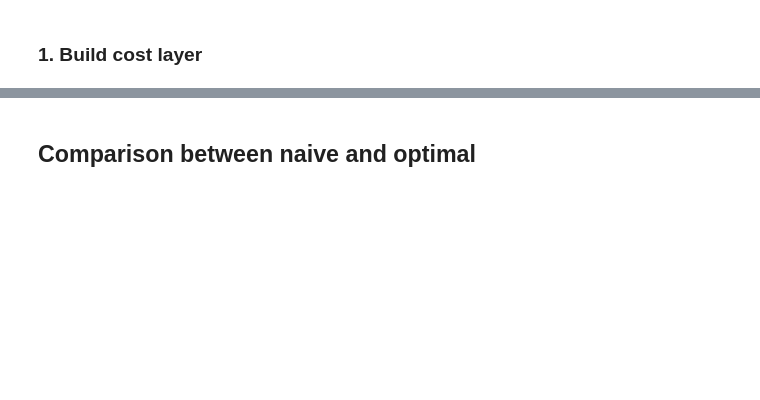
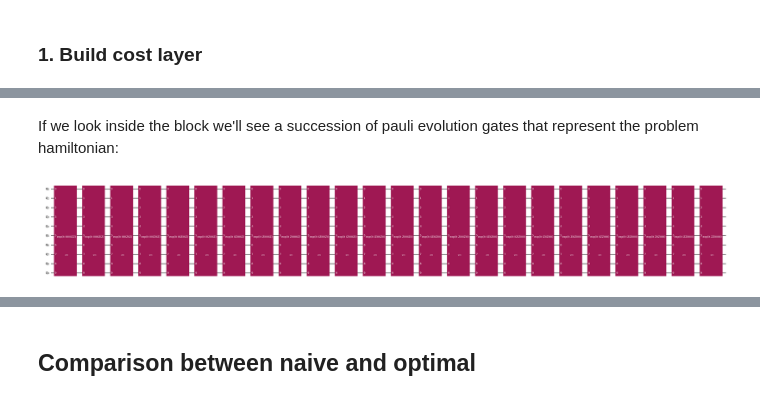
Before and after one commit to qiskit-community/qopt-best-practices, a Jupyter notebook: how_tos/how_to_apply_optimal_qaoa_transpilation.ipynb, the cells around one changed output, grey strips where cells are left out. Drawn from its saved outputs; the diff is of its cells as text; code cells hidden in the pictures; blank space fills up the shorter version.

```diff
--- a/how_tos/how_to_apply_optimal_qaoa_transpilation.ipynb
+++ b/how_tos/how_to_apply_optimal_qaoa_transpilation.ipynb
@@ -149 +195,7 @@ cost_layer = QAOAAnsatz(
+# %% [markdown]
+If we look inside the block we'll see a succession of pauli evolution gates that represent the problem hamiltonian:
+# %%
+cost_layer.decompose(reps=2).draw("mpl", fold=-1)
+# %% [output]
+[figure, added]
 # %% [markdown]
```
Also changed, not shown: parts of 83 cells of this notebook, 1 other file.
